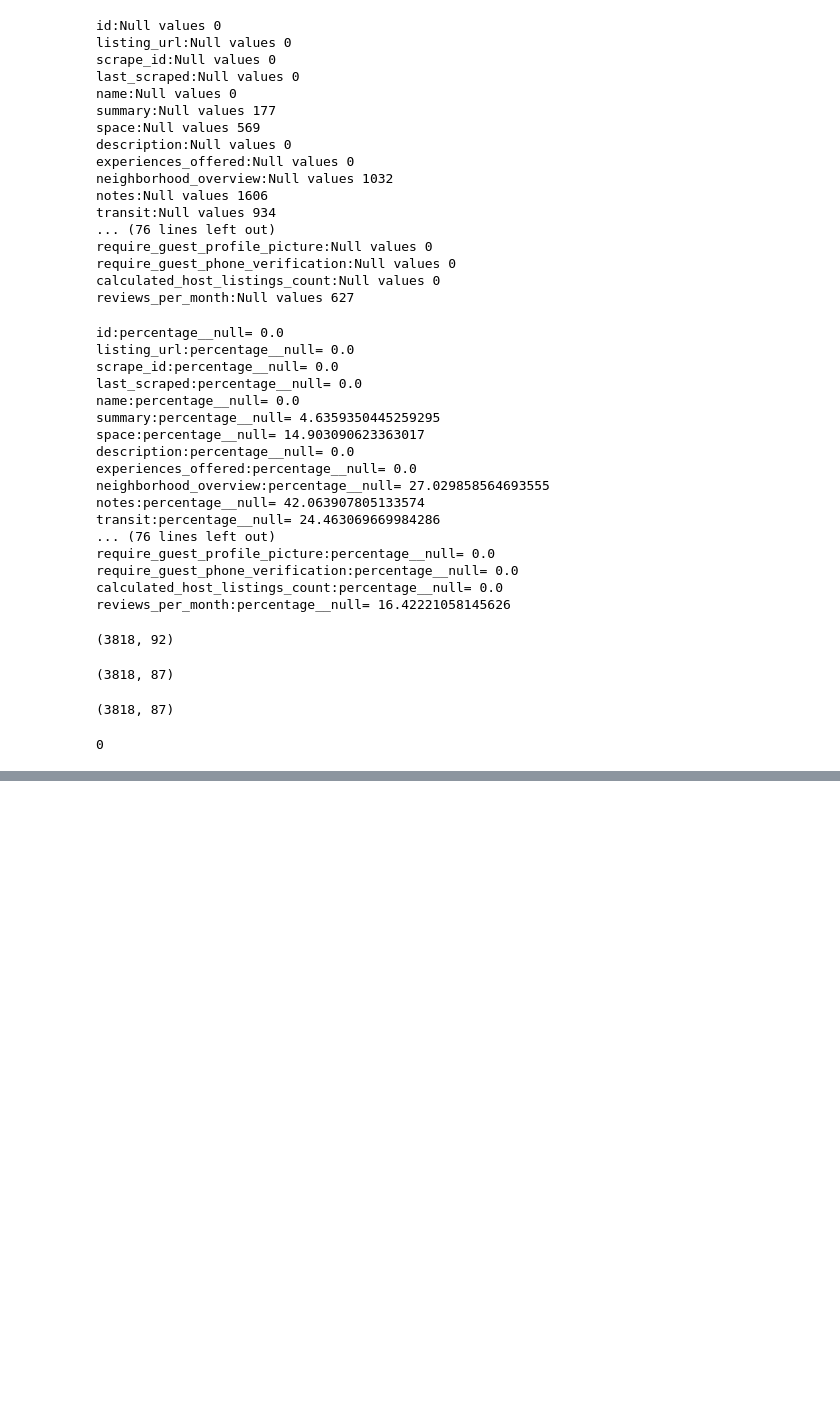
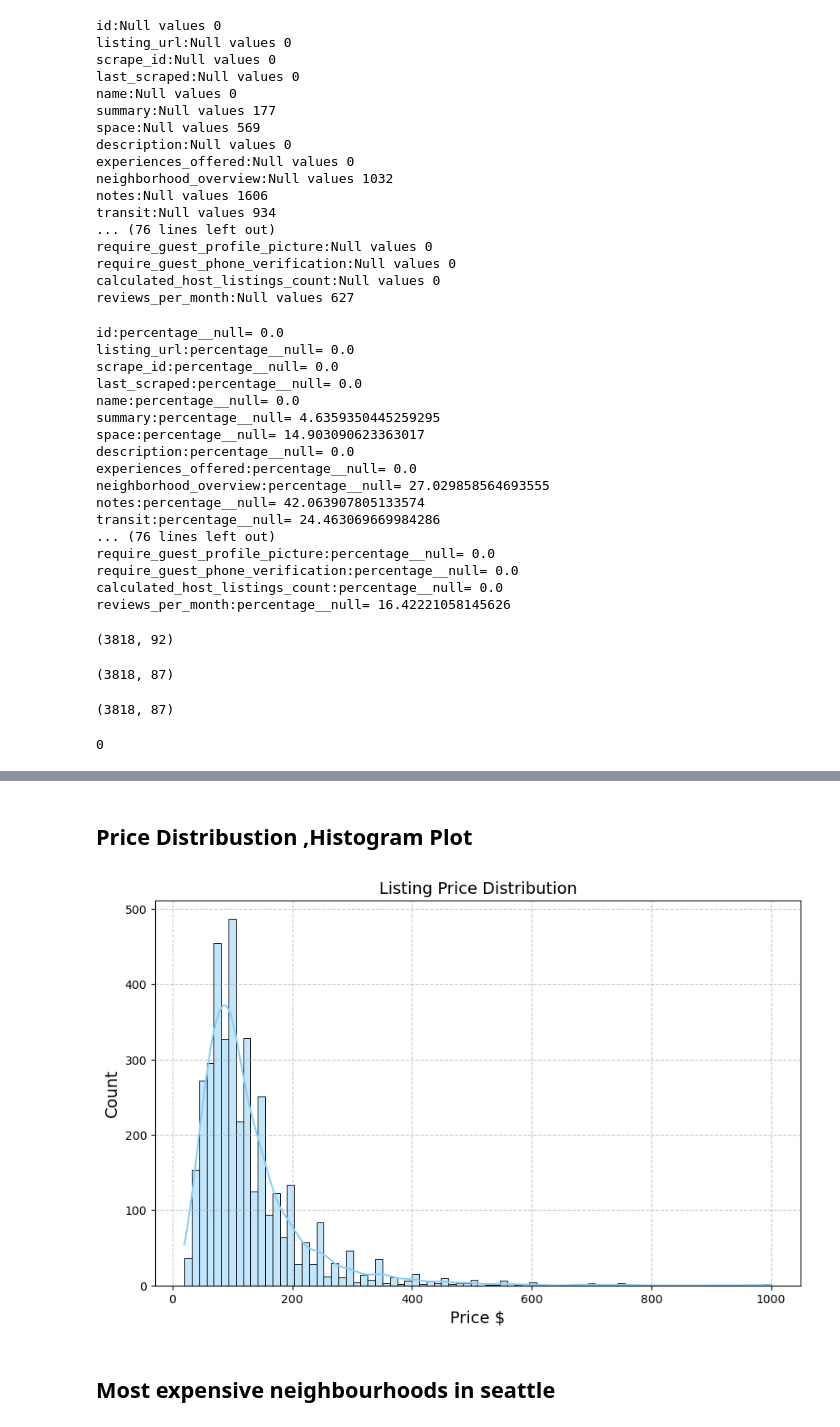
Before and after one commit to Rlours/Airbnb-Listings, a Jupyter notebook: Airbnb_Analysis.ipynb, the cells around one changed output, grey strips where cells are left out. Cells and saved outputs as stored; diff of their text form; code cells hidden in the pictures; blank space fills up the shorter version.

Commit message:
Adding Visualization EDA

```diff
--- a/Airbnb_Analysis.ipynb
+++ b/Airbnb_Analysis.ipynb
@@ -174,0 +194,18 @@ The mean (127.98) is higher than the median (100.00), suggesting a possible righ
+# %% [markdown]
+## Price Distribustion ,Histogram Plot
+# %%
+# Plotting the Listing Price Distribution
+plt.figure(figsize=(10,6))
+sns.histplot(data=df_listings_modified, x="price",color="#87CEFA",edgecolor='black',kde=True,bins=80)
+
+#sns.kdeplot(data=df_listings_modified,x="price",color="red",stat="count",linewidth=1)
+plt.title("Listing Price Distribution",fontsize=14)
+plt.xlabel("Price $",fontsize=14)
+plt.ylabel("Count",fontsize=14)
+
+plt.grid(linestyle="--",alpha=0.7)
+plt.show()
+# %% [output]
+[figure, added]
+# %% [markdown]
+## Most expensive neighbourhoods in seattle
```
Also changed, not shown: parts of 43 cells of this notebook, 2 other files.
